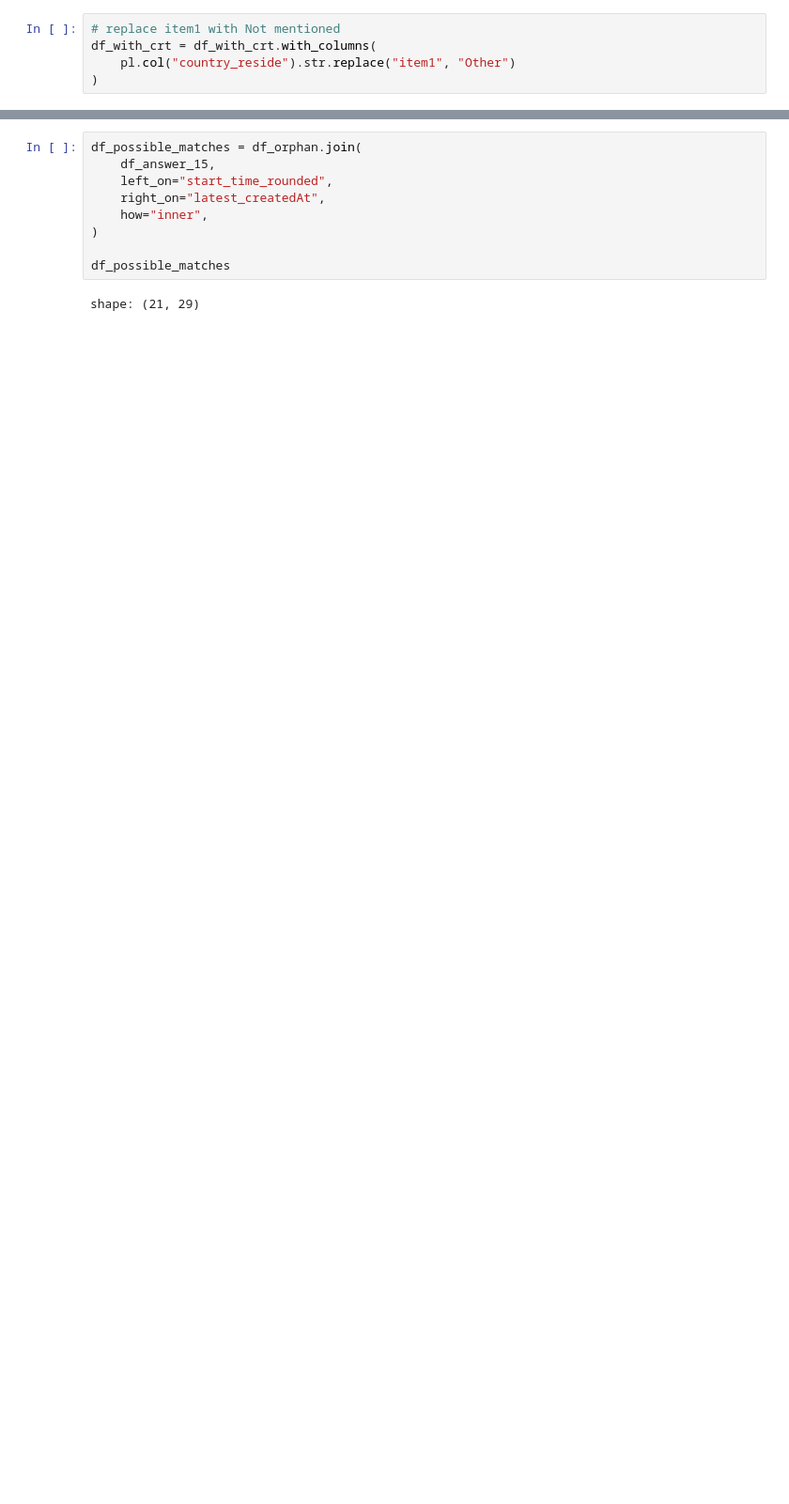
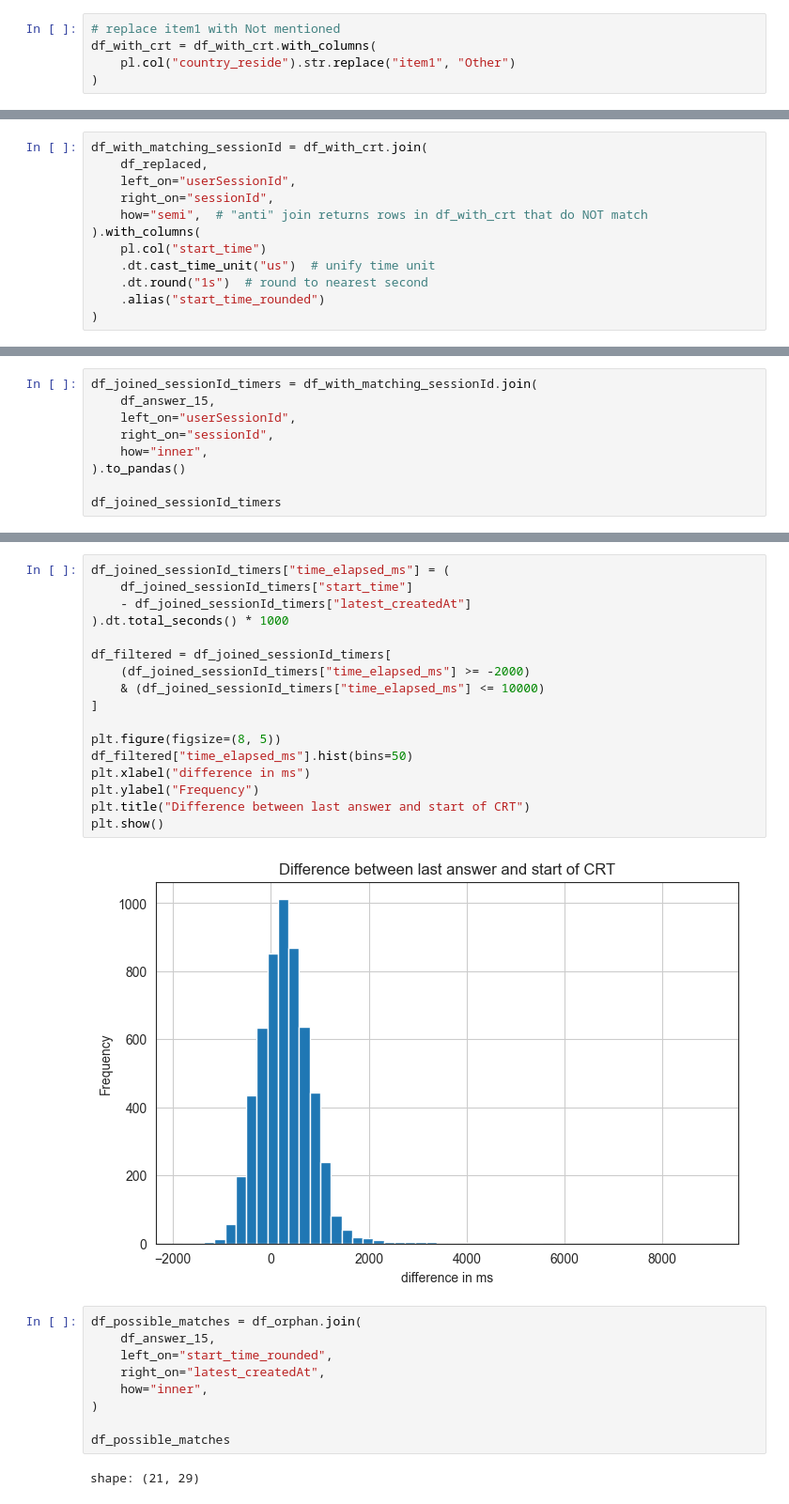
Before and after one commit to Watts-Lab/commonsense-data, a Jupyter notebook: .scripts/dashboard.ipynb, the cells around one changed output, grey strips where cells are left out. Shown at 94% size. Cells and saved outputs as stored; diff of their text form; blank space fills up the shorter version.

```diff
--- a/.scripts/dashboard.ipynb
+++ b/.scripts/dashboard.ipynb
@@ -908,3 +906,15 @@ shape: (792_558, 23)
+# %%
+df_with_matching_sessionId = df_with_crt.join(
+    df_replaced,
+    left_on="userSessionId",
+    right_on="sessionId",
+    how="semi",  # "anti" join returns rows in df_with_crt that do NOT match
+).with_columns(
+    pl.col("start_time")
+    .dt.cast_time_unit("us")  # unify time unit
+    .dt.round("1s")  # round to nearest second
+    .alias("start_time_rounded")
+)
 # %%
 # find orphan sessionIds in df_with_crt ---
 df_orphan = df_with_crt.join(
@@ -973,0 +994,9 @@ shape: (33_522, 3)
+# %%
+df_joined_sessionId_timers = df_with_matching_sessionId.join(
+    df_answer_15,
+    left_on="userSessionId",
+    right_on="sessionId",
+    how="inner",
+).to_pandas()
+
+df_joined_sessionId_timers
@@ -974,3 +1033,22 @@ shape: (33_522, 3)
+# %%
+df_joined_sessionId_timers["time_elapsed_ms"] = (
+    df_joined_sessionId_timers["start_time"]
+    - df_joined_sessionId_timers["latest_createdAt"]
+).dt.total_seconds() * 1000
+
+df_filtered = df_joined_sessionId_timers[
+    (df_joined_sessionId_timers["time_elapsed_ms"] >= -2000)
+    & (df_joined_sessionId_timers["time_elapsed_ms"] <= 10000)
+]
+
+plt.figure(figsize=(8, 5))
+df_filtered["time_elapsed_ms"].hist(bins=50)
+plt.xlabel("difference in ms")
+plt.ylabel("Frequency")
+plt.title("Difference between last answer and start of CRT")
+plt.show()
+# %% [output]
+[figure, added]
 # %%
 df_possible_matches = df_orphan.join(
     df_answer_15,
```
Also changed, not shown: parts of 39 cells of this notebook, 1 other file.
